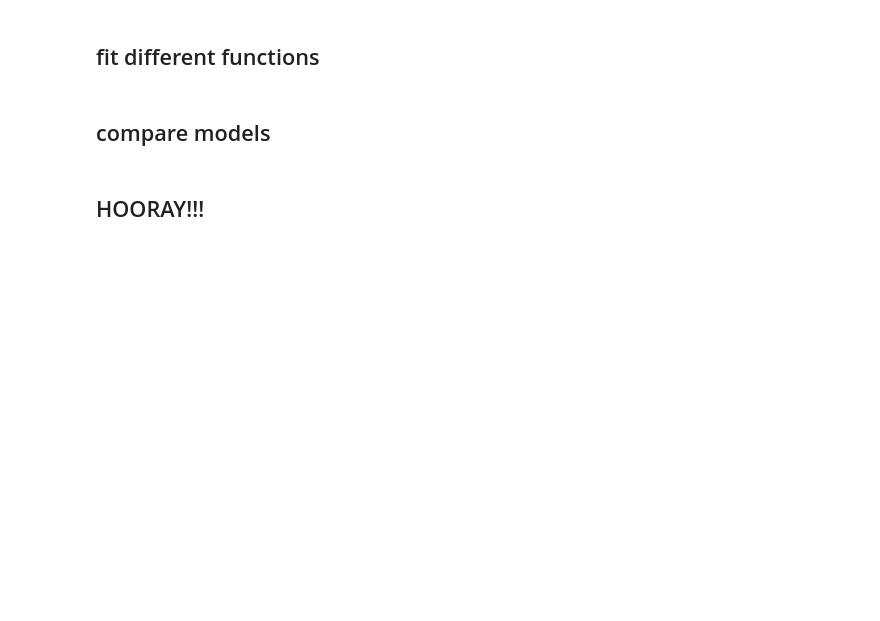
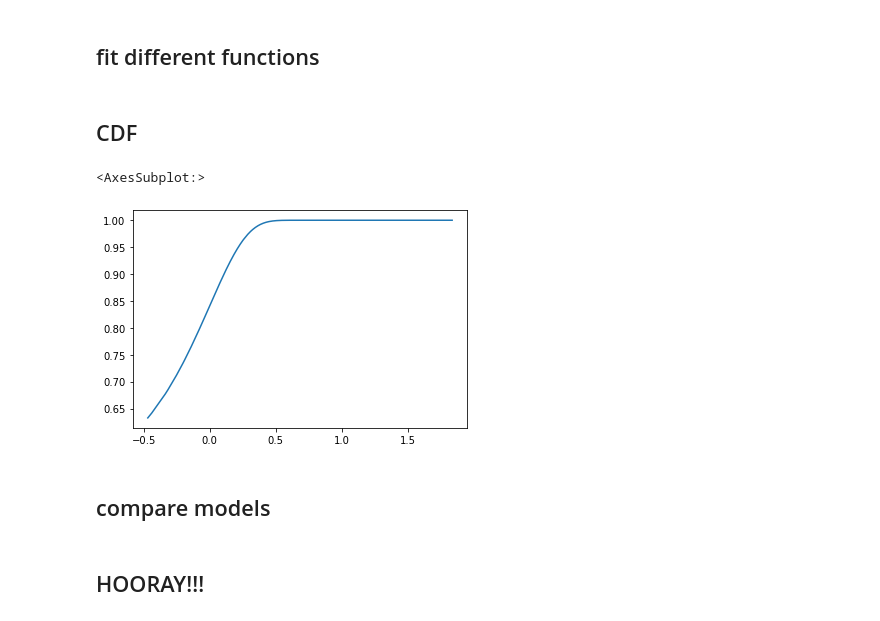
Before and after one commit to olgaborodina/be-open, a Jupyter notebook: main-project.ipynb, the cells around one changed output. Saved outputs shown, nothing was run; the diff lists cells and outputs as text; code cells hidden in the pictures; blank space fills up the shorter version.

```diff
--- a/main-project.ipynb
+++ b/main-project.ipynb
@@ -111,6 +111,15 @@ def Plummers_profile(r, rho_0, a):
 def Zhao_profile(r, rho_0, a, beta):
     rho = rho_0 * ((r / a) ** -1) * ((1 + (r / a) ** 2) ** ((1 - beta) / 2))
     return rho
+# %% [markdown]
+## CDF
+# %%
+norm_cdf = scp.stats.norm.cdf(d)
+
+sns.lineplot(x=np.log10(d.value), y=norm_cdf)
+# %% [output]
+<AxesSubplot:>
+[figure, added]
 # %% [markdown]
 ## compare models
 # %% [markdown]
```
Also changed, not shown: parts of 4 cells of this notebook.
